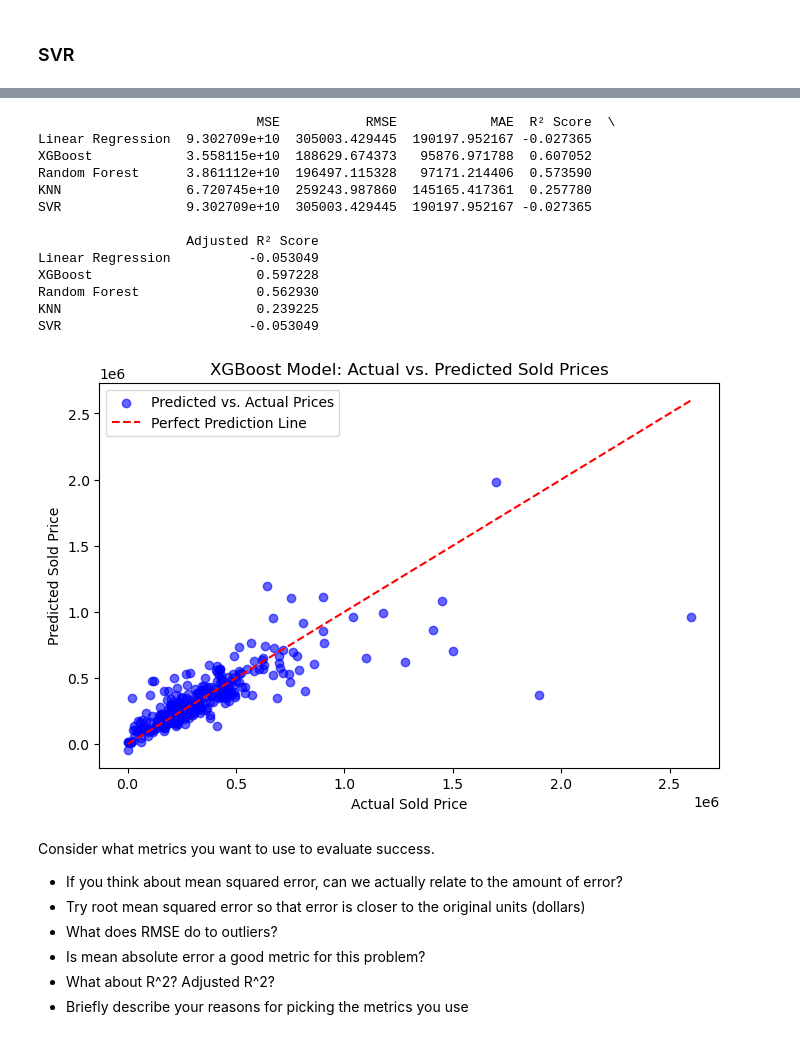
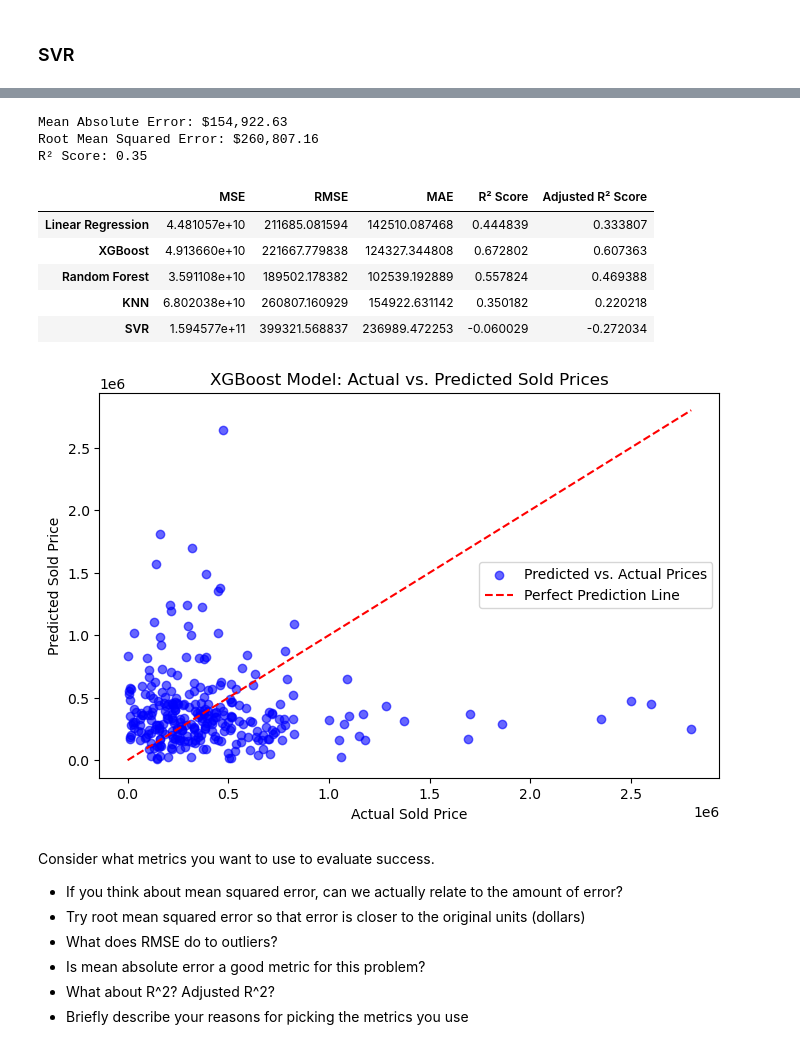
Before and after one commit to lemonsterpie/LHL-midterm, a Jupyter notebook: notebooks/2 - model_selection.ipynb, the cells around one changed output, grey strips where cells are left out. Drawn from its saved outputs; the diff is of its cells as text; code cells hidden in the pictures.

```diff
--- a/notebooks/2 - model_selection.ipynb
+++ b/notebooks/2 - model_selection.ipynb
@@ -200,0 +170,2 @@ MAE: 145165.42
+# %%
+knn_X_train, knn_X_test, knn_y_train, knn_y_test = train_test_split(X, y, test_size=0.2, random_state=4)
@@ -228,3 +202,21 @@ models = {
+# %%
+svr_X_train, svr_X_test, svr_y_train, svr_y_test = train_test_split(X, y, test_size=0.2, random_state=5)
+# %%
+svr = SVR(kernel='rbf')
+svr.fit(svr_X_train, svr_y_train)
+svr_pred = svr.predict(svr_X_test)
+
+svr_rmse = root_mean_squared_error(svr_y_test, svr_pred)
+svr_r2 = r2_score(svr_y_test, svr_pred)
+mae = mean_absolute_error(svr_y_test, svr_pred)
+
+print(f"Mean Absolute Error: ${knn_mae:,.2f}")
+print(f"Root Mean Squared Error: ${knn_rmse:,.2f}")
+print(f"R² Score: {knn_r2:.2f}")
+# %% [output]
+Mean Absolute Error: $154,922.63
+Root Mean Squared Error: $260,807.16
+R² Score: 0.35
 # %%
 import pandas as pd
 import numpy as np
@@ -232,24 +224,24 @@ from sklearn.metrics import mean_squared_error, mean_absolute_error, r2_score
 
 # Define models and predictions
 models = {
-    "Linear Regression": y_pred,
-    "XGBoost": y_pred_xgb,
-    "Random Forest": rfc.predict(X_test),
-    "KNN": knn.predict(X_test),
-    "SVR": model.predict(X_test)
+    "Linear Regression": (lr_pred, lr_y_test),
+    "XGBoost": (xgb_pred, xgb_y_test),
+    "Random Forest": (rf_pred, rf_y_test),
+    "KNN": (knn_pred, knn_y_test),
+    "SVR": (svr_pred, svr_y_test)
 }
 
 # Compile evaluation metrics into a dictionary
 evaluation_results = {}
 
-for model_name, y_pred in models.items():
-    mse = mean_squared_error(y_test, y_pred)
-    rmse = np.sqrt(mse)
-    mae = mean_absolute_error(y_test, y_pred)
-    r2 = r2_score(y_test, y_pred)
+for model_name, (pred, y_test) in models.items():
+    mse = mean_squared_error(y_test, pred)
+    rmse = root_mean_squared_error(y_test, pred)
+    mae = mean_absolute_error(y_test, pred)
+    r2 = r2_score(y_test, pred)
 
-    n = X_test.shape[0]  # Number of observations
-    p = X_test.shape[1]  # Number of predictors
+    n = lr_X_test.shape[0]  # Number of observations
+    p = lr_X_test.shape[1]  # Number of predictors
     adjusted_r2 = 1 - ((1 - r2) * (n - 1) / (n - p - 1))
 
     evaluation_results[model_name] = [mse, rmse, mae, r2, adjusted_r2]
@@ -262,35 +254,28 @@ results_df = pd.DataFrame.from_dict(
 )
 
 # Print results
-print(results_df)
+results_df
 # %% [output]
-                            MSE           RMSE            MAE  R² Score  \
-Linear Regression  9.302709e+10  305003.429445  190197.952167 -0.027365
-XGBoost            3.558115e+10  188629.674373   95876.971788  0.607052
-Random Forest      3.861112e+10  196497.115328   97171.214406  0.573590
-KNN                6.720745e+10  259243.987860  145165.417361  0.257780
-SVR                9.302709e+10  305003.429445  190197.952167 -0.027365
-
-                   Adjusted R² Score
-Linear Regression          -0.053049
-XGBoost                     0.597228
-Random Forest               0.562930
-KNN                         0.239225
-SVR                        -0.053049
+|  | MSE | RMSE | MAE | R² Score | Adjusted R² Score |
+| Linear Regression | 4.481057e+10 | 211685.081594 | 142510.087468 | 0.444839 | 0.333807 |
+| XGBoost | 4.913660e+10 | 221667.779838 | 124327.344808 | 0.672802 | 0.607363 |
+| Random Forest | 3.591108e+10 | 189502.178382 | 102539.192889 | 0.557824 | 0.469388 |
+| KNN | 6.802038e+10 | 260807.160929 | 154922.631142 | 0.350182 | 0.220218 |
+| SVR | 1.594577e+11 | 399321.568837 | 236989.472253 | -0.060029 | -0.272034 |
 # %%
 import matplotlib.pyplot as plt
 
 plt.figure(figsize=(8,5))
-plt.scatter(y_test, y_pred_xgb, alpha=0.6, color="blue", label="Predicted vs. Actual Prices")
+plt.scatter(y_test, xgb_pred, alpha=0.6, color="blue", label="Predicted vs. Actual Prices")
 plt.plot([y_test.min(), y_test.max()], [y_test.min(), y_test.max()], color="red", linestyle="--", label="Perfect Prediction Line")
 
 plt.xlabel("Actual Sold Price")
 plt.ylabel("Predicted Sold Price")
 plt.legend()
 plt.title("XGBoost Model: Actual vs. Predicted Sold Prices")
 plt.show()
 # %% [output]
-[figure, old version]
+[figure, new version]
 # %% [markdown]
 Consider what metrics you want to use to evaluate success.
 - If you think about mean squared error, can we actually relate to the amount of error?
```
Also changed, not shown: parts of 39 cells of this notebook, 9 other files.
